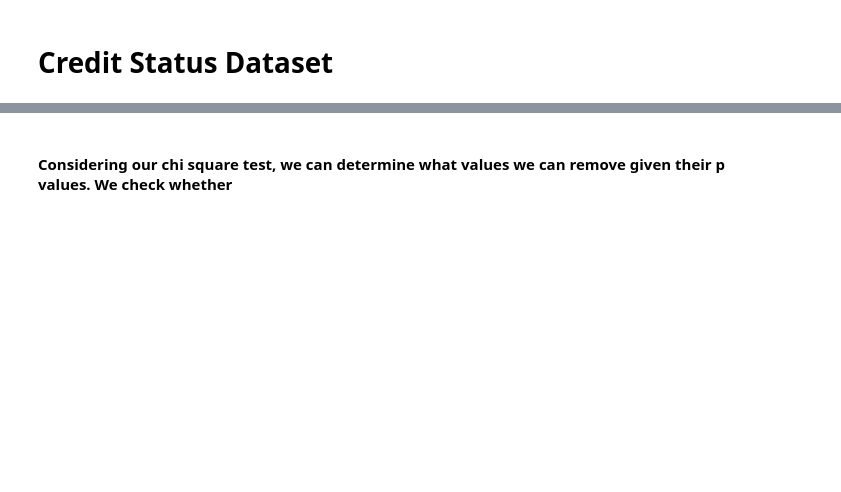
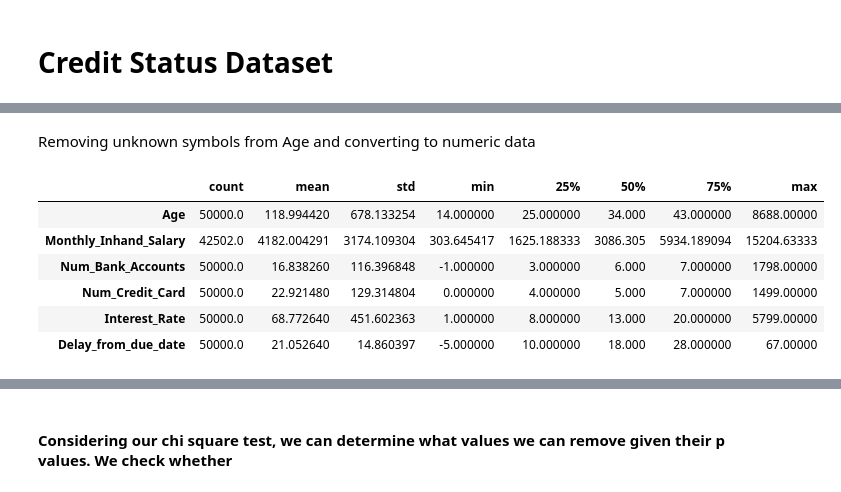
Before and after one commit to mau-JS/OracleML, a Jupyter notebook: CreditML.ipynb, the cells around one changed output, grey strips where cells are left out. Cells and saved outputs as stored; diff of their text form; code cells hidden in the pictures; blank space fills up the shorter version.

```diff
--- a/CreditML.ipynb
+++ b/CreditML.ipynb
@@ -35,0 +61,2 @@ from scipy.stats import chi2_contingency
+# %% [markdown]
+Removing unknown symbols from Age and converting to numeric data
@@ -36 +68,12 @@ from scipy.stats import chi2_contingency
+# %%
+#Now age is with the proper format and with non numeric symbols removed.
+df.describe().T
+# %% [output]
+|  | count | mean | std | min | 25% | 50% | 75% | max |
+| Age | 50000.0 | 118.994420 | 678.133254 | 14.000000 | 25.000000 | 34.000 | 43.000000 | 8688.00000 |
+| Monthly_Inhand_Salary | 42502.0 | 4182.004291 | 3174.109304 | 303.645417 | 1625.188333 | 3086.305 | 5934.189094 | 15204.63333 |
+| Num_Bank_Accounts | 50000.0 | 16.838260 | 116.396848 | -1.000000 | 3.000000 | 6.000 | 7.000000 | 1798.00000 |
+| Num_Credit_Card | 50000.0 | 22.921480 | 129.314804 | 0.000000 | 4.000000 | 5.000 | 7.000000 | 1499.00000 |
+| Interest_Rate | 50000.0 | 68.772640 | 451.602363 | 1.000000 | 8.000000 | 13.000 | 20.000000 | 5799.00000 |
+| Delay_from_due_date | 50000.0 | 21.052640 | 14.860397 | -5.000000 | 10.000000 | 18.000 | 28.000000 | 67.00000 |
 # %%
```
Also changed, not shown: parts of 20 cells of this notebook.
